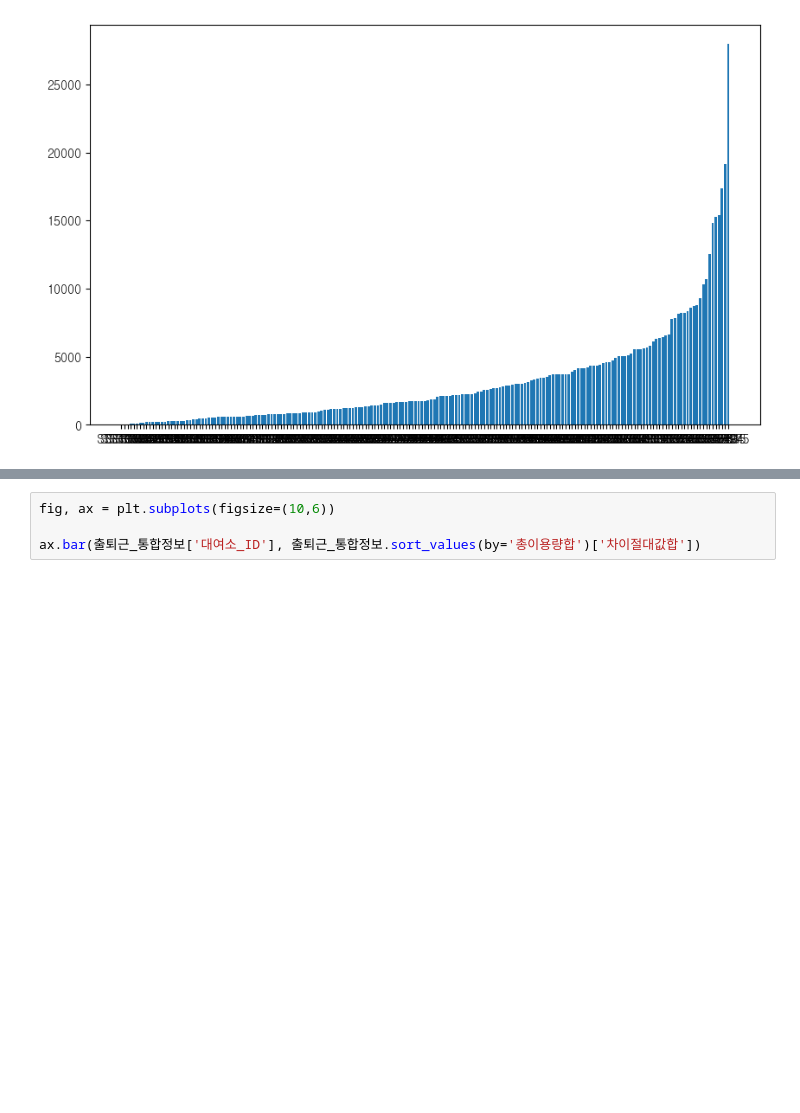
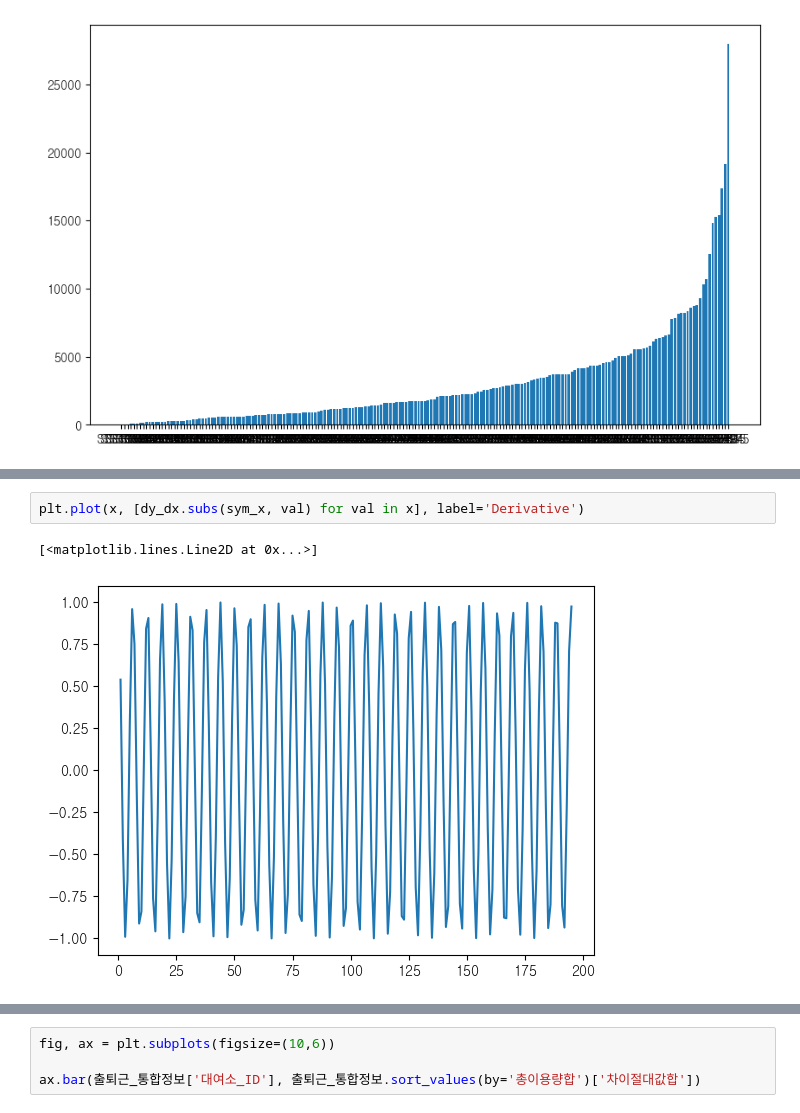
Before and after one commit to minseokpark6/SemiProject_Group3, a Jupyter notebook: Code/kimseongwon/24.05.03_temp.ipynb, the cells around one changed output, grey strips where cells are left out. Saved outputs shown, nothing was run; the diff lists cells and outputs as text; blank space fills up the shorter version.

```diff
--- a/Code/kimseongwon/24.05.03_temp.ipynb
+++ b/Code/kimseongwon/24.05.03_temp.ipynb
@@ -569,0 +676,5 @@ ax.bar(출퇴근_통합정보['대여소_ID'], 출퇴근_통합정보.sort_value
+# %%
+plt.plot(x, [dy_dx.subs(sym_x, val) for val in x], label='Derivative')
+# %% [output]
+[<matplotlib.lines.Line2D at 0x...>]
+[figure, added]
```
Also changed, not shown: parts of 11 cells of this notebook, 23 other files.
